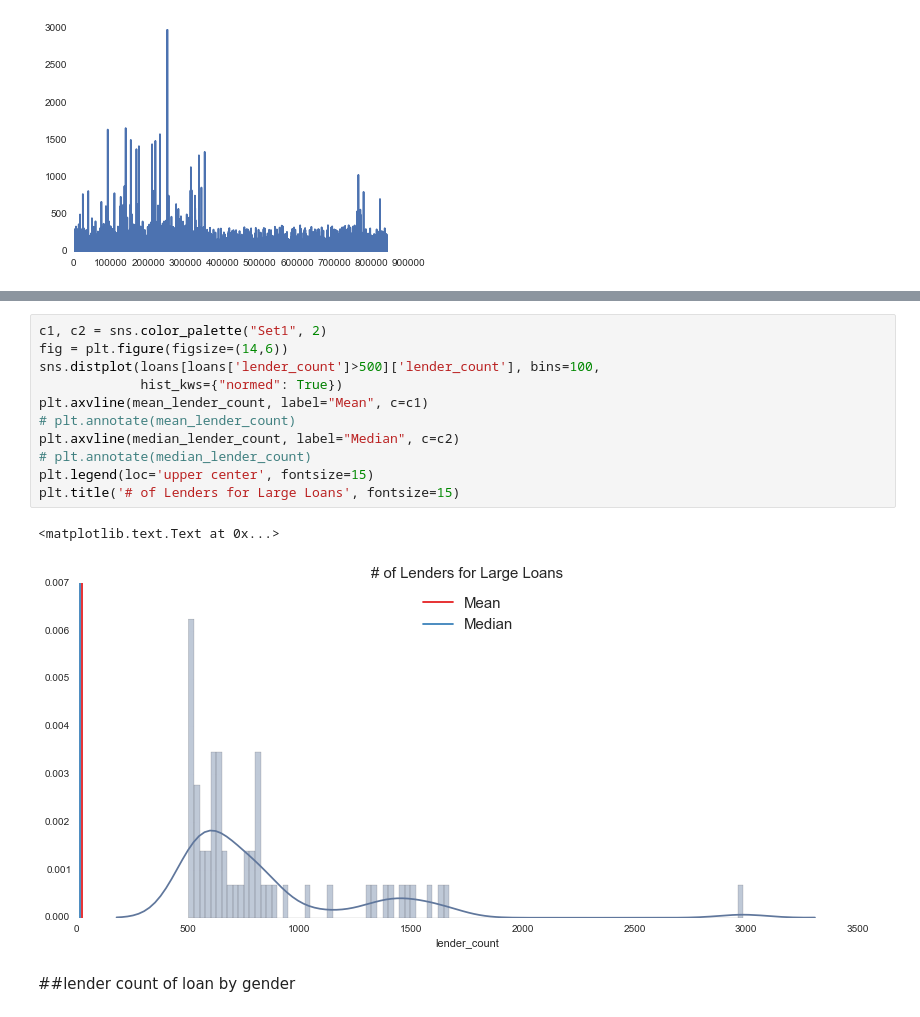
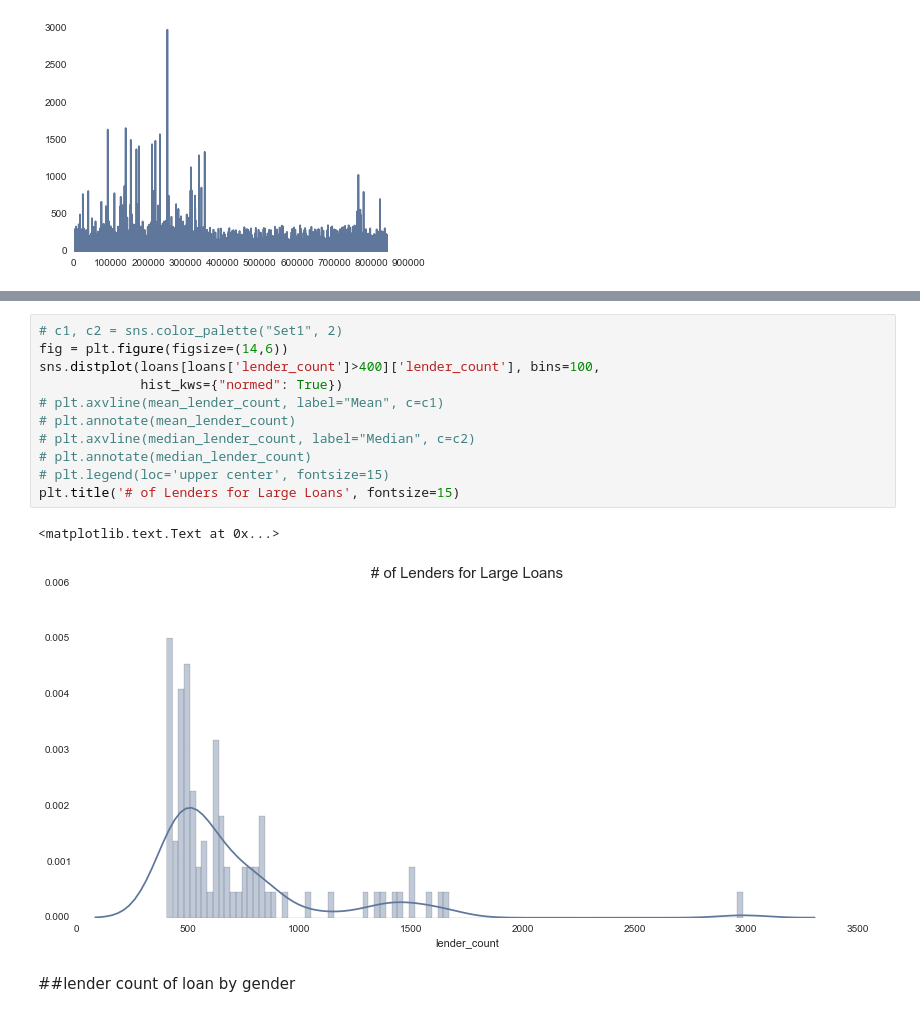
Before and after one commit to yulizhou/Kipfian, a Jupyter notebook: Visualization.ipynb, the cells around one changed output, grey strips where cells are left out. Cells and saved outputs as stored; diff of their text form.

```diff
--- a/Visualization.ipynb
+++ b/Visualization.ipynb
@@ -165,17 +132,17 @@ plt.title('# of Lenders for Small Loans', fontsize=15)
 # %%
-c1, c2 = sns.color_palette("Set1", 2)
+# c1, c2 = sns.color_palette("Set1", 2)
 fig = plt.figure(figsize=(14,6))
-sns.distplot(loans[loans['lender_count']>500]['lender_count'], bins=100,
+sns.distplot(loans[loans['lender_count']>400]['lender_count'], bins=100,
              hist_kws={"normed": True})
-plt.axvline(mean_lender_count, label="Mean", c=c1)
+# plt.axvline(mean_lender_count, label="Mean", c=c1)
 # plt.annotate(mean_lender_count)
-plt.axvline(median_lender_count, label="Median", c=c2)
+# plt.axvline(median_lender_count, label="Median", c=c2)
 # plt.annotate(median_lender_count)
-plt.legend(loc='upper center', fontsize=15)
+# plt.legend(loc='upper center', fontsize=15)
 plt.title('# of Lenders for Large Loans', fontsize=15)
 # %% [output]
 <matplotlib.text.Text at 0x...>
-[figure, old version]
+[figure, new version]
 # %% [markdown]
 ##lender count of loan by gender
 # %%
```
Also changed, not shown: parts of 24 cells of this notebook, 11 other files.
